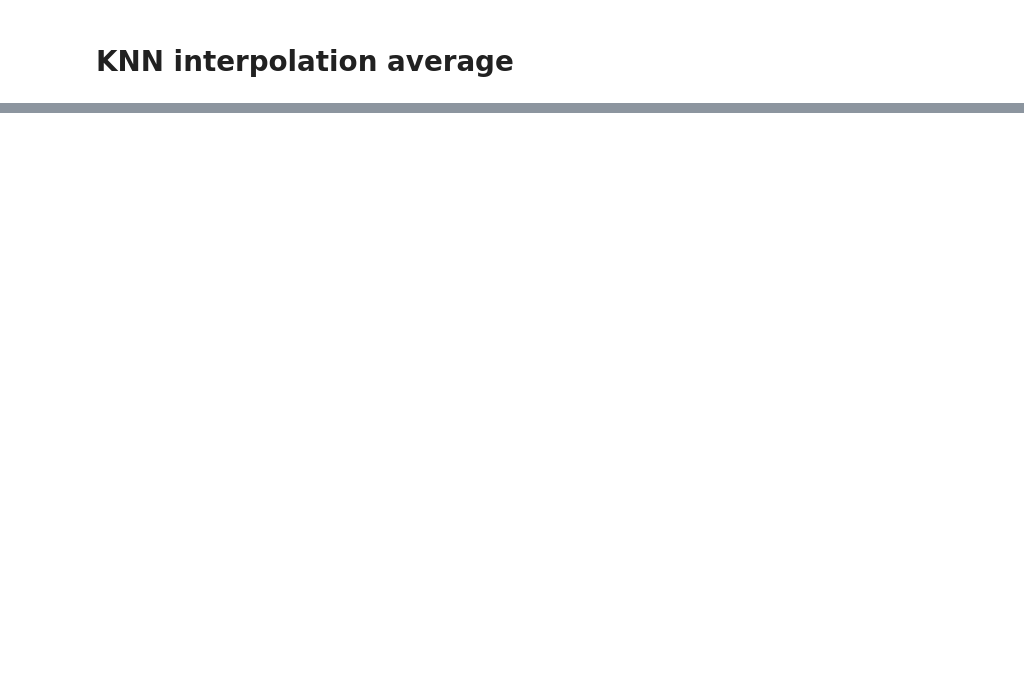
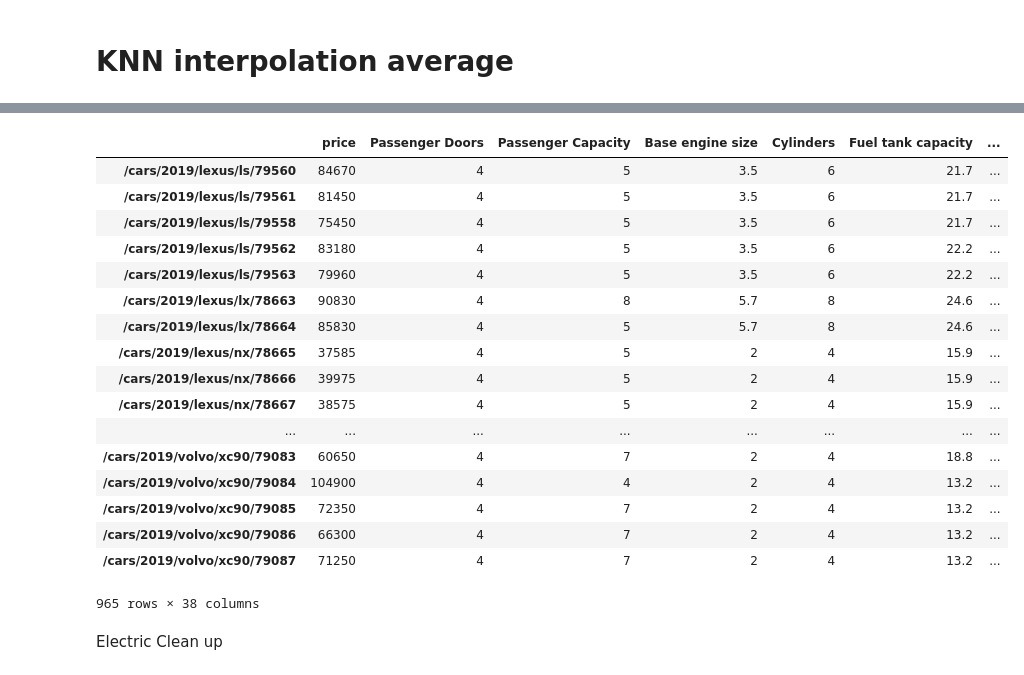
Before and after one commit to oqusous/car_recommendation_, a Jupyter notebook: 01_data_KNN_reg_cla.ipynb, the cells around one changed output, grey strips where cells are left out. Saved outputs shown, nothing was run; the diff lists cells and outputs as text; code cells hidden in the pictures; blank space fills up the shorter version.

```diff
--- a/01_data_KNN_reg_cla.ipynb
+++ b/01_data_KNN_reg_cla.ipynb
@@ -210,0 +1031,2 @@ array([[4],
+# %%
+df_gas = df_encoded[df_encoded['Engine type']!=0]
@@ -210,0 +1037,2 @@ array([[4],
+# %%
+df_gas.drop(['Battery Range'],1,inplace=True)
@@ -210,0 +1044,3 @@ array([[4],
+# %%
+for i in index_hybrid:
+    df_gas.loc[i,'Engine type'] = 2
@@ -210,0 +1752,23 @@ array([[4],
+# %%
+df_reg.iloc[1315: ,:]
+# %% [output]
+|  | price | Passenger Doors | Passenger Capacity | Base engine size | Cylinders | Fuel tank capacity | ... |
+| /cars/2019/lexus/ls/79560 | 84670 | 4 | 5 | 3.5 | 6 | 21.7 | ... |
+| /cars/2019/lexus/ls/79561 | 81450 | 4 | 5 | 3.5 | 6 | 21.7 | ... |
+| /cars/2019/lexus/ls/79558 | 75450 | 4 | 5 | 3.5 | 6 | 21.7 | ... |
+| /cars/2019/lexus/ls/79562 | 83180 | 4 | 5 | 3.5 | 6 | 22.2 | ... |
+| /cars/2019/lexus/ls/79563 | 79960 | 4 | 5 | 3.5 | 6 | 22.2 | ... |
+| /cars/2019/lexus/lx/78663 | 90830 | 4 | 8 | 5.7 | 8 | 24.6 | ... |
+| /cars/2019/lexus/lx/78664 | 85830 | 4 | 5 | 5.7 | 8 | 24.6 | ... |
+| /cars/2019/lexus/nx/78665 | 37585 | 4 | 5 | 2 | 4 | 15.9 | ... |
+| /cars/2019/lexus/nx/78666 | 39975 | 4 | 5 | 2 | 4 | 15.9 | ... |
+| /cars/2019/lexus/nx/78667 | 38575 | 4 | 5 | 2 | 4 | 15.9 | ... |
+| ... | ... | ... | ... | ... | ... | ... | ... |
+| /cars/2019/volvo/xc90/79083 | 60650 | 4 | 7 | 2 | 4 | 18.8 | ... |
+| /cars/2019/volvo/xc90/79084 | 104900 | 4 | 4 | 2 | 4 | 13.2 | ... |
+| /cars/2019/volvo/xc90/79085 | 72350 | 4 | 7 | 2 | 4 | 13.2 | ... |
+| /cars/2019/volvo/xc90/79086 | 66300 | 4 | 7 | 2 | 4 | 13.2 | ... |
+| /cars/2019/volvo/xc90/79087 | 71250 | 4 | 7 | 2 | 4 | 13.2 | ... |
+965 rows × 38 columns
+# %% [markdown]
+Electric Clean up
```
Also changed, not shown: parts of 192 cells of this notebook, 1 other file.
